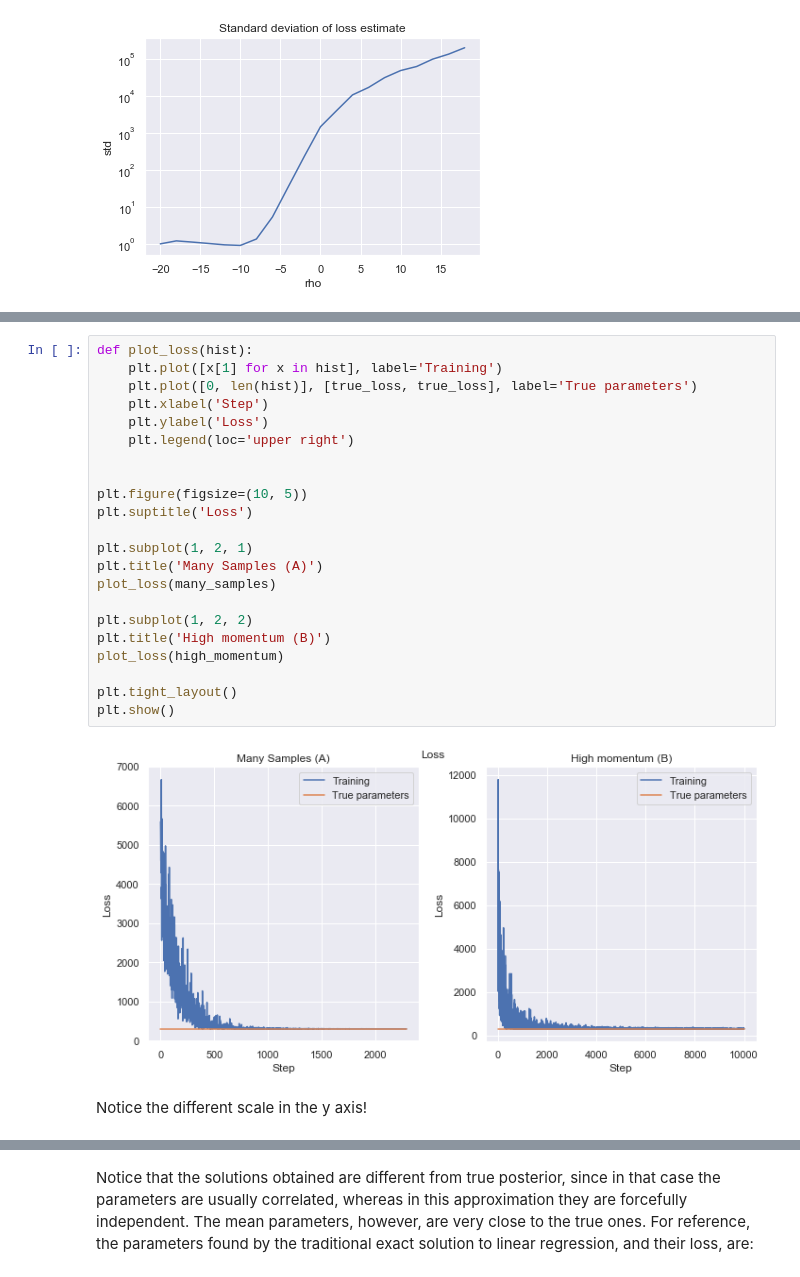
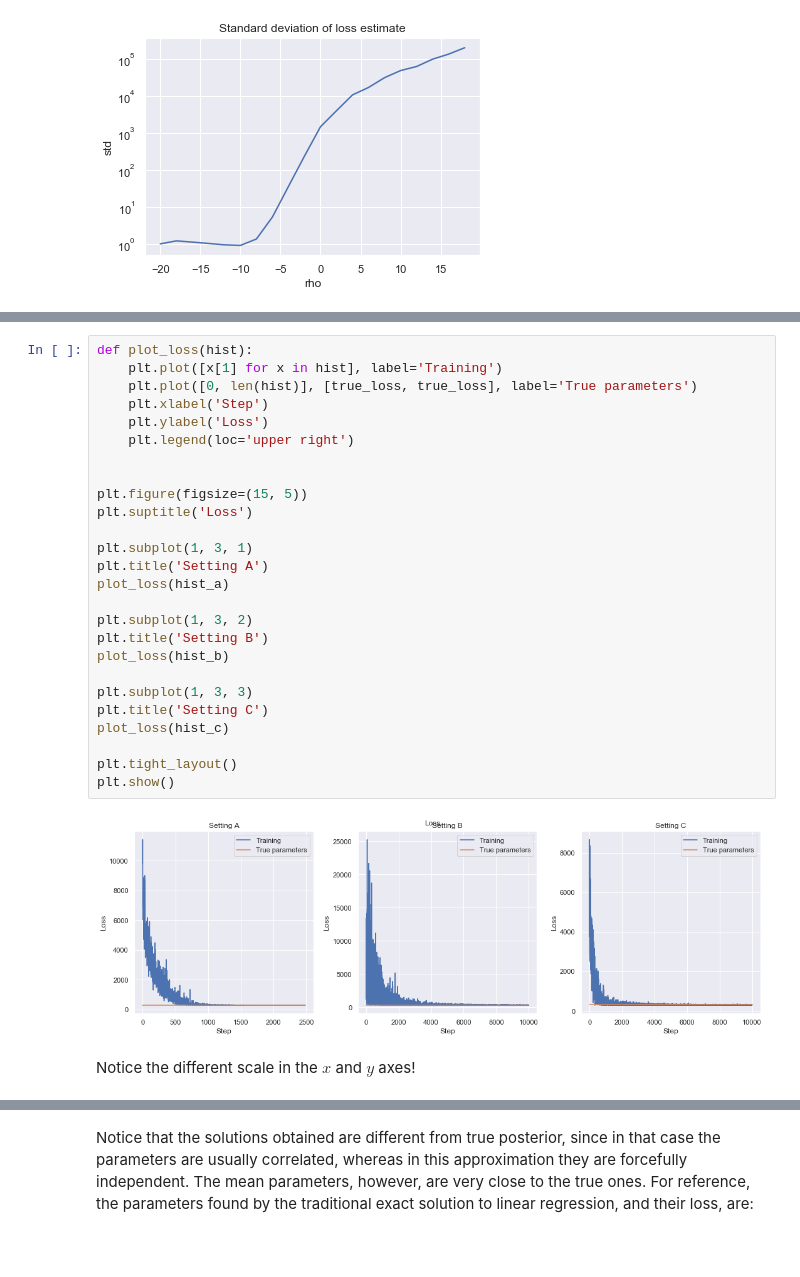
Before and after one commit to e-dorigatti/gaussian_processes, a Jupyter notebook: bayes_by_backprop.ipynb, the cells around one changed output, grey strips where cells are left out. Saved outputs shown, nothing was run; the diff lists cells and outputs as text; blank space fills up the shorter version.

```diff
--- a/bayes_by_backprop.ipynb
+++ b/bayes_by_backprop.ipynb
@@ -359,29 +369,33 @@ true_loss
 # %%
 def plot_loss(hist):
     plt.plot([x[1] for x in hist], label='Training')
     plt.plot([0, len(hist)], [true_loss, true_loss], label='True parameters')
     plt.xlabel('Step')
     plt.ylabel('Loss')
     plt.legend(loc='upper right')
 
 
-plt.figure(figsize=(10, 5))
+plt.figure(figsize=(15, 5))
 plt.suptitle('Loss')
 
-plt.subplot(1, 2, 1)
-plt.title('Many Samples (A)')
-plot_loss(many_samples)
+plt.subplot(1, 3, 1)
+plt.title('Setting A')
+plot_loss(hist_a)
 
-plt.subplot(1, 2, 2)
-plt.title('High momentum (B)')
-plot_loss(high_momentum)
+plt.subplot(1, 3, 2)
+plt.title('Setting B')
+plot_loss(hist_b)
+
+plt.subplot(1, 3, 3)
+plt.title('Setting C')
+plot_loss(hist_c)
 
 plt.tight_layout()
 plt.show()
 # %% [output]
-[figure, old version]
+[figure, new version]
 # %% [markdown]
-Notice the different scale in the y axis!
+Notice the different scale in the $x$ and $y$ axes!
 # %%
 def plot_parameters_mean(hist):
     plt.plot([x[-1][0] for x in hist], label='Slope', color='C0')
```
Also changed, not shown: parts of 10 cells of this notebook.
